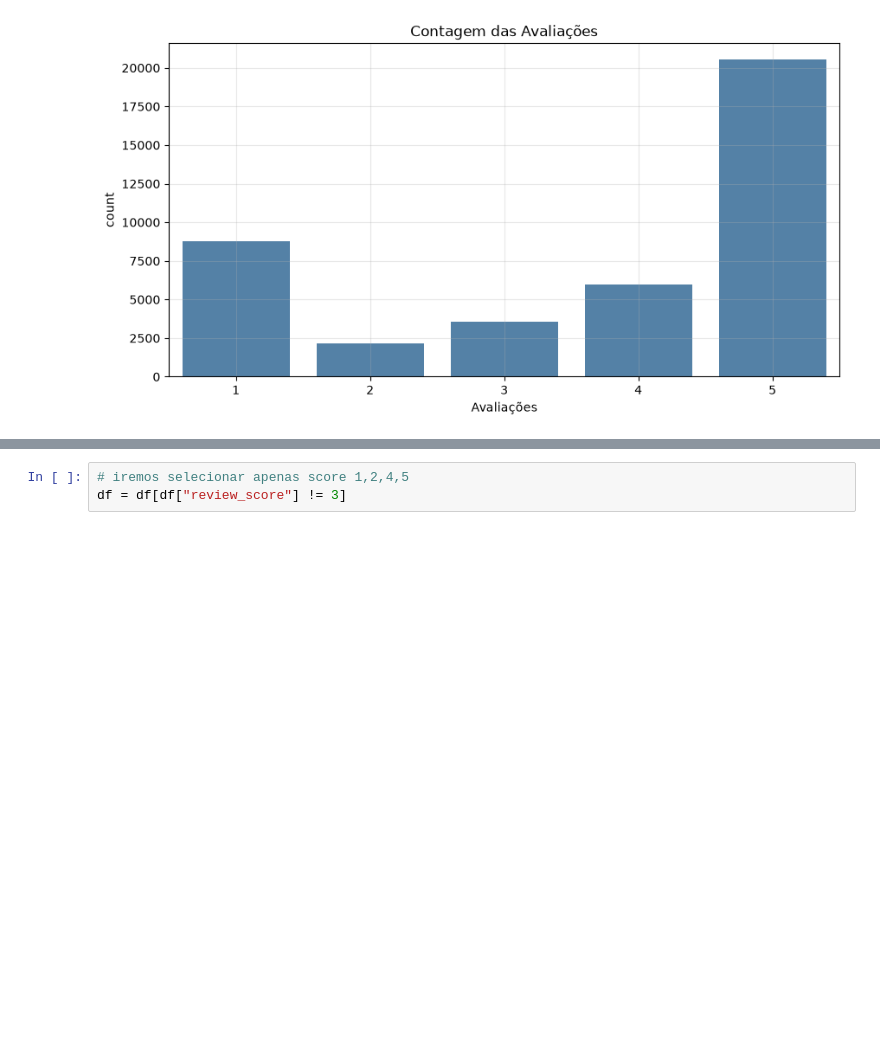
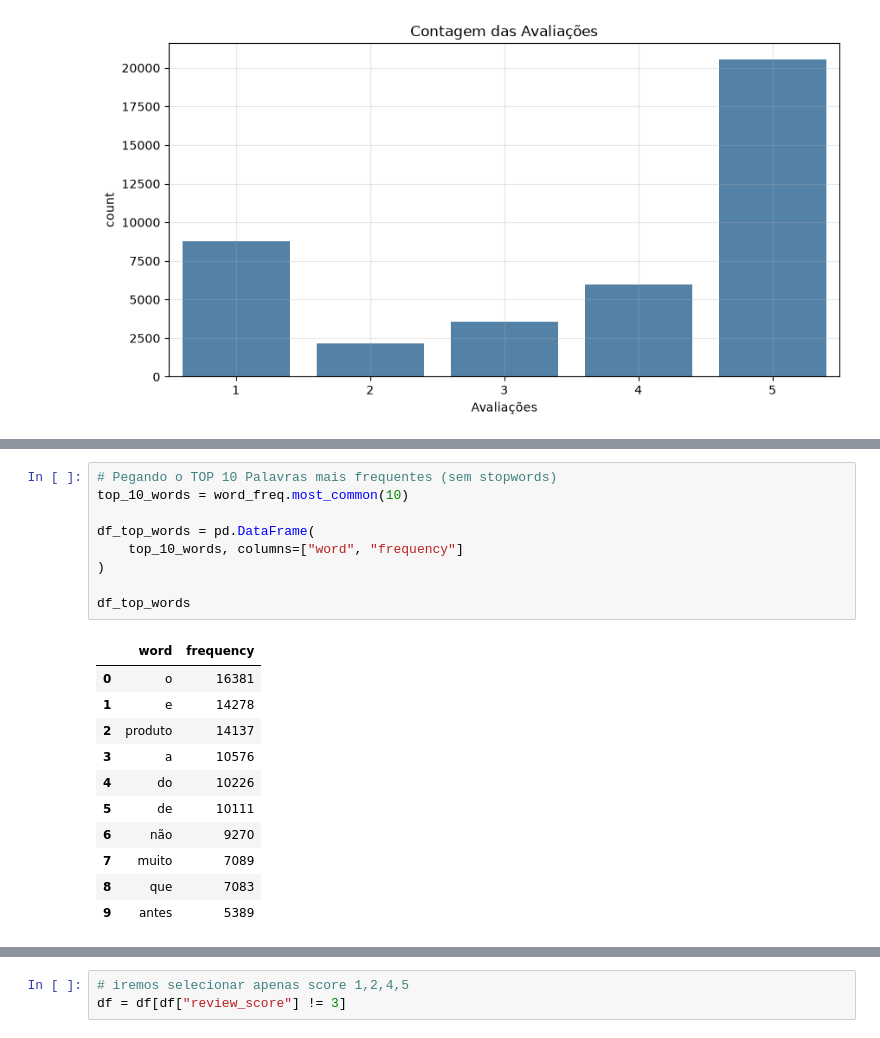
Before and after one commit to RenanTrevelim/olist-nlp-audit, a Jupyter notebook: notebooks/01_data_preparation.ipynb, the cells around one changed output, grey strips where cells are left out. Drawn from its saved outputs; the diff is of its cells as text; blank space fills up the shorter version.

```diff
--- a/notebooks/01_data_preparation.ipynb
+++ b/notebooks/01_data_preparation.ipynb
@@ -168,0 +177,21 @@ plt.show()
+# %%
+# Pegando o TOP 10 Palavras mais frequentes (sem stopwords)
+top_10_words = word_freq.most_common(10)
+
+df_top_words = pd.DataFrame(
+    top_10_words, columns=["word", "frequency"]
+)
+
+df_top_words
+# %% [output]
+|  | word | frequency |
+| 0 | o | 16381 |
+| 1 | e | 14278 |
+| 2 | produto | 14137 |
+| 3 | a | 10576 |
+| 4 | do | 10226 |
+| 5 | de | 10111 |
+| 6 | não | 9270 |
+| 7 | muito | 7089 |
+| 8 | que | 7083 |
+| 9 | antes | 5389 |
```
Also changed, not shown: parts of 24 cells of this notebook, 3 other files.
